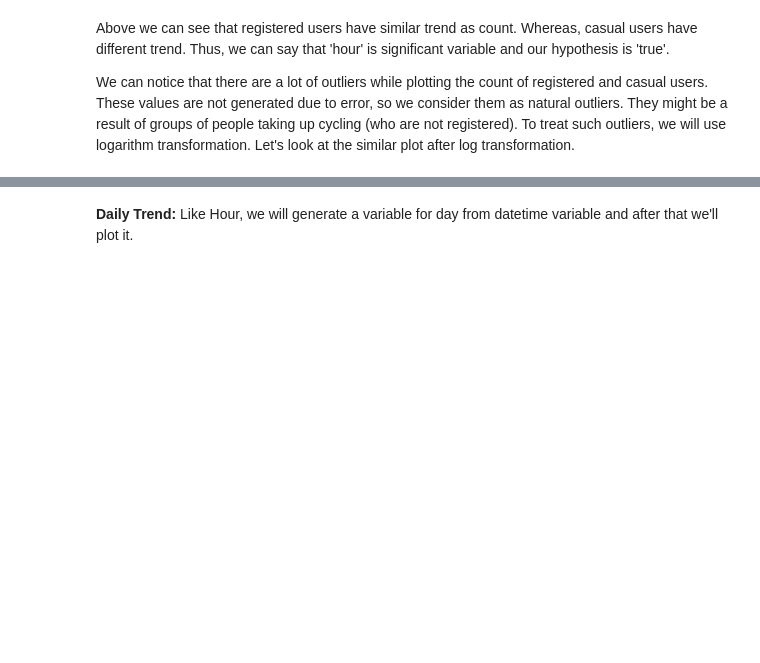
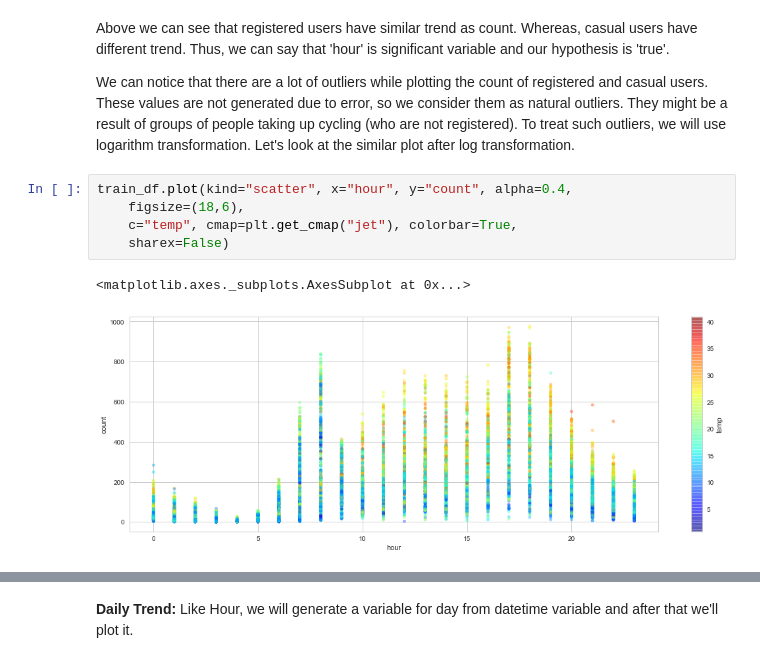
Before and after one commit to LinuxAI-PKU/ml-workspace, a Jupyter notebook: kaggle-bike-sharing-demand/kaggle-bike-sharing-demand.ipynb, the cells around one changed output, grey strips where cells are left out. Drawn from its saved outputs; the diff is of its cells as text; blank space fills up the shorter version.

```diff
--- a/kaggle-bike-sharing-demand/kaggle-bike-sharing-demand.ipynb
+++ b/kaggle-bike-sharing-demand/kaggle-bike-sharing-demand.ipynb
@@ -377,6 +418,14 @@ axs[1].set_title('')
 Above we can see that registered users have similar trend as count. Whereas, casual users have different trend. Thus, we can say that 'hour' is significant variable and our hypothesis is 'true'.
 
 We can notice that there are a lot of outliers while plotting the count of registered and casual users. These values are not generated due to error, so we consider them as natural outliers. They might be a result of groups of people taking up cycling (who are not registered). To treat such outliers, we will use logarithm transformation. Let's look at the similar plot after log transformation.
+# %%
+train_df.plot(kind="scatter", x="hour", y="count", alpha=0.4,
+    figsize=(18,6),
+    c="temp", cmap=plt.get_cmap("jet"), colorbar=True,
+    sharex=False)
+# %% [output]
+<matplotlib.axes._subplots.AxesSubplot at 0x...>
+[figure, added]
 # %%
 train_df = train_df.assign(log_count = lambda df : np.log(train_df['count']))
 
```
Also changed, not shown: parts of 7 cells of this notebook.
